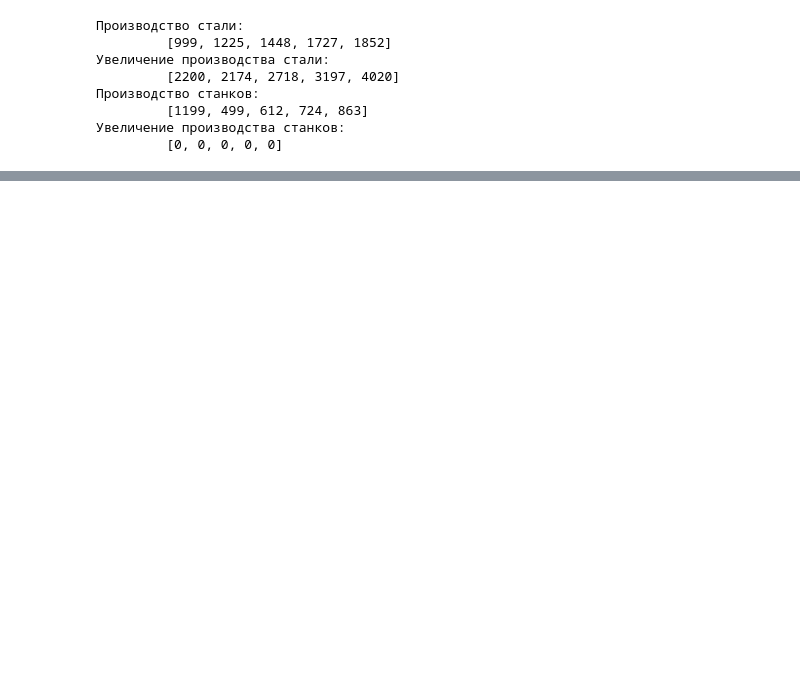
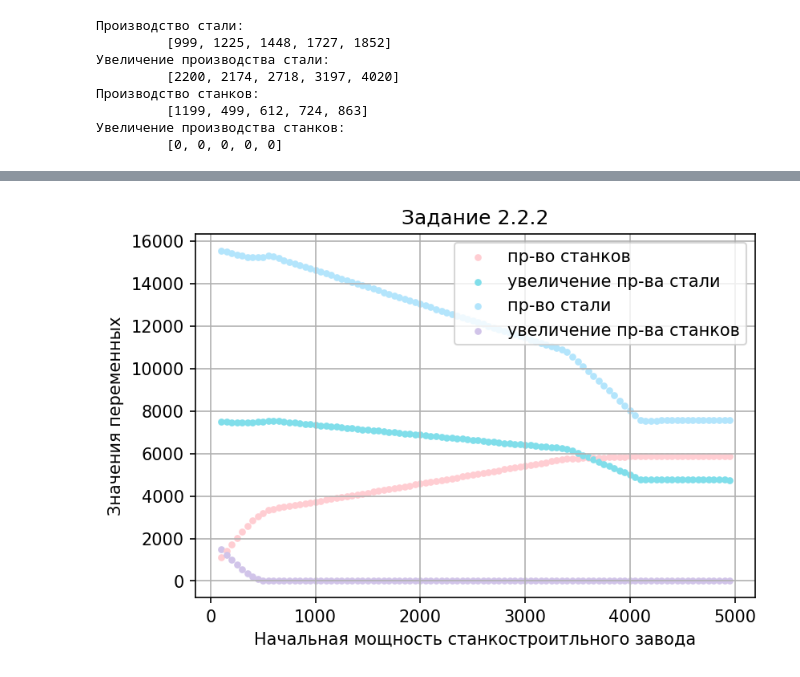
Before and after one commit to ChMcg/tpr-labs, a Jupyter notebook: Task2.ipynb, the cells around one changed output, grey strips where cells are left out. Saved outputs shown, nothing was run; the diff lists cells and outputs as text; code cells hidden in the pictures; blank space fills up the shorter version.

```diff
--- a/Task2.ipynb
+++ b/Task2.ipynb
@@ -231,0 +232,68 @@ plt.show()
+# %%
+#!/usr/bin/env python3
+# -*- coding: utf-8 -*-
+from scipy.optimize import linprog
+import matplotlib
+import matplotlib.pyplot as plt
+
+
+fig, ax = plt.subplots(dpi=150)
+for i in range(100, 5000, 50):
+    initial_volume = i
+    costs = [0, 0, -1, 0, 0, 0, -1, 0, 0, 0, -1, 0, 0, 0, -1, 0, 0, 0, -1, 0]
+    A_ub = [
+        [ 3.9,    0,     0,    0,    0,    0,     0,    0,    0,    0,     0,    0,    0,    0,     0,    0,   0, 0,     0, 0],
+        [   0, -0.4,     0,    0,  3.9,    0,     0,    0,    0,    0,     0,    0,    0,    0,     0,    0,   0, 0,     0, 0],
+        [   0, -0.4,     0,    0,    0, -0.4,     0,    0,  3.9,    0,     0,    0,    0,    0,     0,    0,   0, 0,     0, 0],
+        [   0, -0.4,     0,    0,    0, -0.4,     0,    0,    0, -0.4,     0,    0,  3.9,    0,     0,    0,   0, 0,     0, 0],
+        [   0, -0.4,     0,    0,    0, -0.4,     0,    0,    0, -0.4,     0,    0,    0, -0.4,     0,    0, 3.9, 0,     0, 0],
+        [   0,    0, 1/1.6,    0,    0,    0,     0,    0,    0,    0,     0,    0,    0,    0,     0,    0,   0, 0,     0, 0],
+        [   0,    0,     0, -0.1,    0,    0, 1/1.6,    0,    0,    0,     0,    0,    0,    0,     0,    0,   0, 0,     0, 0],
+        [   0,    0,     0, -0.1,    0,    0,     0, -0.1,    0,    0, 1/1.6,    0,    0,    0,     0,    0,   0, 0,     0, 0],
+        [   0,    0,     0, -0.1,    0,    0,     0, -0.1,    0,    0,     0, -0.1,    0,    0, 1/1.6,    0,   0, 0,     0, 0],
+        [   0,    0,     0, -0.1,    0,    0,     0, -0.1,    0,    0,     0, -0.1,    0,    0,     0, -0.1,   0, 0, 1/1.6, 0],
+        [   0,    0,     1,    1,    0,    0,     0,    0,    0,    0,     0,    0,    0,    0,     0,    0,   0, 0,     0, 0],
+        [-0.5,    0,     0,    0,    0,    0,     1,    1,    0,    0,     0,    0,    0,    0,     0,    0,   0, 0,     0, 0],
+        [   0,    0,     0,    0, -0.5,    0,     0,    0,    0,    0,     1,    1,    0,    0,     0,    0,   0, 0,     0, 0],
+        [   0,    0,     0,    0,    0,    0,     0,    0, -0.5,    0,     0,    0,    0,    0,     1,    1,   0, 0,     0, 0],
+        [   0,    0,     0,    0,    0,    0,     0,    0,    0,    0,     0,    0, -0.5,    0,     0,    0,   0, 0,     1, 1]
+    ]
+
+    b_ub = [3900, 3900, 3900, 3900, 3900, initial_volume, initial_volume, initial_volume, initial_volume, initial_volume, initial_volume, 0, 0, 0, 0] #Vector of coefficients (right part) in inequalities
+
+    A_eq = [
+        [   1,1,1,1,    0,0,0,0,    0,0,0,0,    0,0,0,0,    0,0,0,0],
+        [-3.9,0,0,0,    1,1,1,1,    0,0,0,0,    0,0,0,0,    0,0,0,0],
+        [   0,0,0,0, -3.9,0,0,0,    1,1,1,1,    0,0,0,0,    0,0,0,0],
+        [   0,0,0,0,    0,0,0,0, -3.9,0,0,0,    1,1,1,1,    0,0,0,0],
+        [   0,0,0,0,    0,0,0,0,    0,0,0,0, -3.9,0,0,0,    1,1,1,1]
+    ]
+
+    b_eq = [4400, 0, 0, 0, 0]
+    ans = linprog(costs, A_ub, b_ub, A_eq, b_eq)
+
+    data_sts 	= sum(ans.x[0::4])
+    data_sts_up	= sum(ans.x[1::4])
+    data_stm	= sum(ans.x[3::4])
+
+    objective_function_val 	= plt.scatter(initial_volume, -ans.fun, c="#FFCDD2", s=10)
+    steel_to_steel 			= plt.scatter(initial_volume, data_sts, c="#80DEEA", s=10)
+    steel_to_up_steel 		= plt.scatter(initial_volume, data_sts_up, c="#B3E5FC", s=10)
+    steel_to_up_machine 	= plt.scatter(initial_volume, data_stm, c="#D1C4E9", s=10)
+    if i == 1000:
+        plt.legend(
+            [
+                'пр-во станков',
+                'увеличение пр-ва стали',
+                'пр-во стали',
+                'увеличение пр-ва станков'
+            ]
+        )
+
+plt.title('Задание 2.2.2')
+ax.set_xlabel('Начальная мощность станкостроитльного завода')
+ax.set_ylabel('Значения переменных')
+grid1 = plt.grid(True)
+plt.show()
+# %% [output]
+[figure, added]
```
Also changed, not shown: parts of 1 cell of this notebook, 1 other file.
